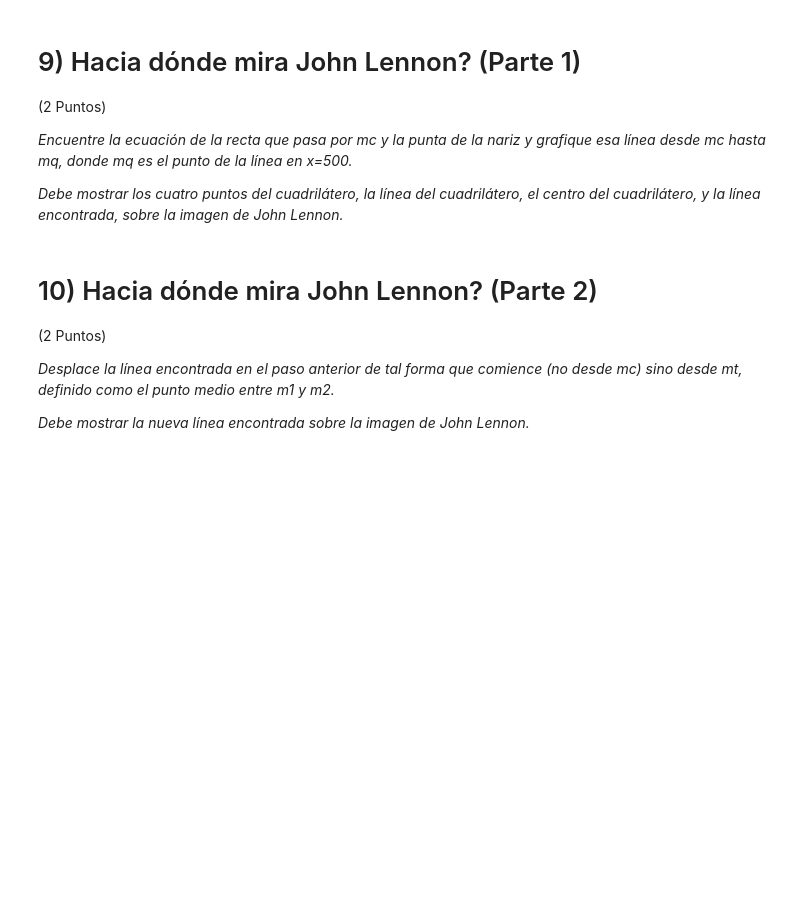
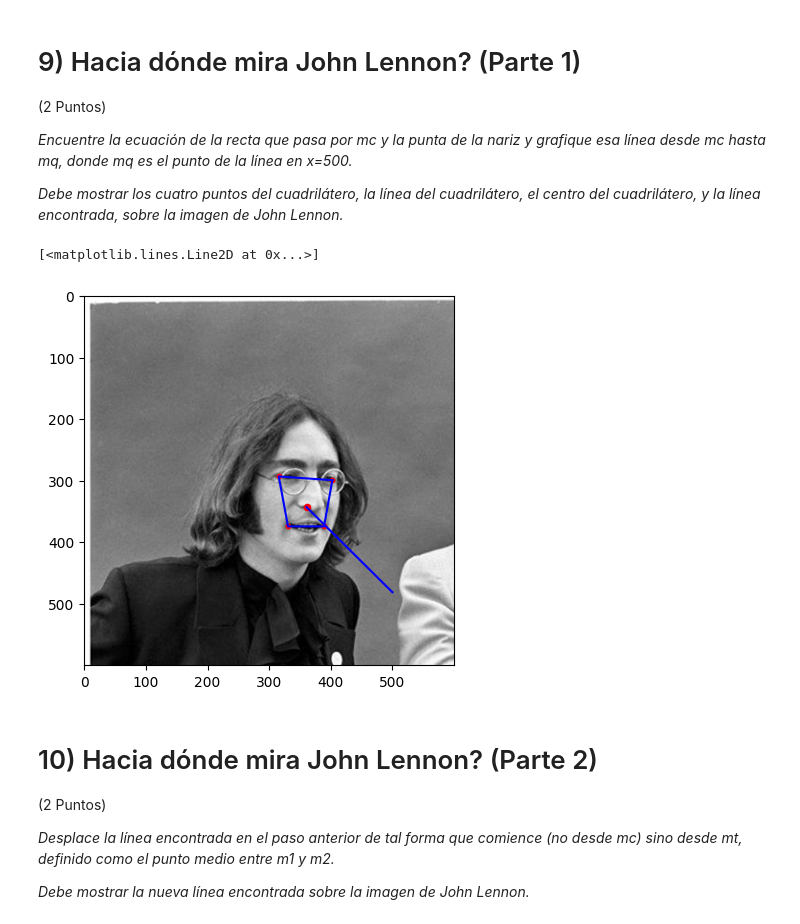
Before and after one commit to totoiii/IIC3800, a Jupyter notebook: E01_20778849k.ipynb, the cells around one changed output. Cells and saved outputs as stored; diff of their text form; code cells hidden in the pictures; blank space fills up the shorter version.

```diff
--- a/E01_20778849k.ipynb
+++ b/E01_20778849k.ipynb
@@ -220,3 +218,22 @@ plt.plot([loaded_x_array[0][45],loaded_x_array[0][36],loaded_x_array[0][48],load
+# %%
+ # PREGUNTA 9: ESCRIBA CODIGO AQUI
+mc = [x_interseccion,y_interseccion,1]
+nariz = [loaded_x_array[0][33],loaded_y_array[0][33],1]
+recta = np.cross(mc,nariz)
+mq = [500,-(recta[0]*500+recta[2])/recta[1],1]
+
+
+plt.imshow(I)
+plt.scatter(loaded_x_array[0][36],loaded_y_array[0][36],c="red",s=10)
+plt.scatter(loaded_x_array[0][45],loaded_y_array[0][45],c="red",s=10)
+plt.scatter(loaded_x_array[0][48],loaded_y_array[0][48],c="red",s=10)
+plt.scatter(loaded_x_array[0][54],loaded_y_array[0][54],c="red",s=10)
+plt.scatter(x_interseccion, y_interseccion,c="red",s=20)
+plt.plot([mc[0],mq[0]],[mc[1],mq[1]],c="blue")
+plt.plot([loaded_x_array[0][45],loaded_x_array[0][36],loaded_x_array[0][48],loaded_x_array[0][54],loaded_x_array[0][45]],[loaded_y_array[0][45],loaded_y_array[0][36],loaded_y_array[0][48],loaded_y_array[0][54],loaded_y_array[0][45]],c="blue")
+# %% [output]
+[<matplotlib.lines.Line2D at 0x...>]
+[figure, added]
 # %% [markdown]
 # 10) Hacia dónde mira John Lennon? (Parte 2)
 
```
Also changed, not shown: parts of 3 cells of this notebook.
